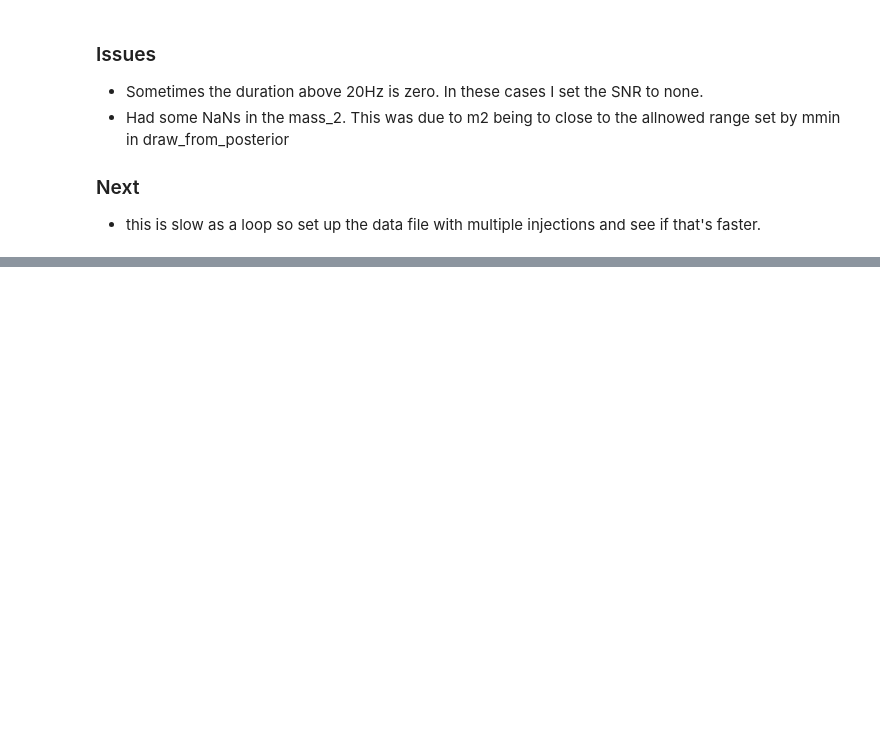
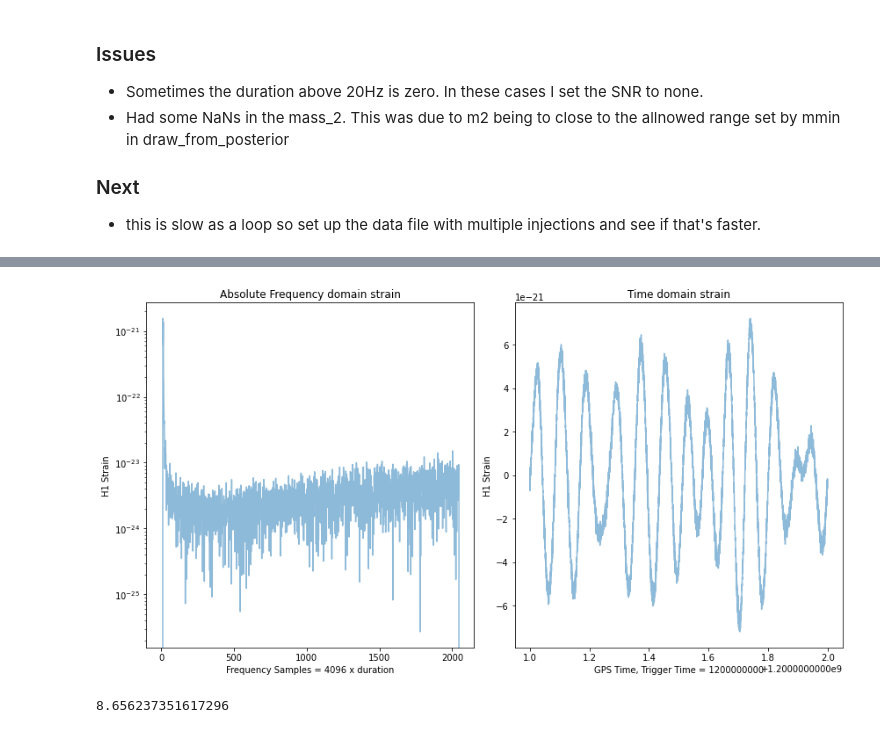
Before and after one commit to jhyland01/p_astro_project, a Jupyter notebook: bilby_snr.ipynb, the cells around one changed output, grey strips where cells are left out. Cells and saved outputs as stored; diff of their text form; code cells hidden in the pictures; blank space fills up the shorter version.

```diff
--- a/bilby_snr.ipynb
+++ b/bilby_snr.ipynb
@@ -224,0 +432,73 @@ samples['mass_2'][62]
+# %%
+injection_dict=dict(mass_1=samples['mass_1_det'][349]*10, mass_ratio=samples['mass_ratio'][349], redshift=samples['redshift'][349],
+    theta_jn=theta_jn[349], psi=psi[349], phase=phase[349], geocent_time=1200000000,
+    ra=ra[349], dec=dec[349], a_1=samples['a_1'][349], a_2=samples['a_2'][349],
+    phi_12=phi_12[349], phi_jl=phi_jl[349],
+    tilt_1=samples['tilt_1'][349], tilt_2=samples['tilt_2'][349])
+
+
+#  Define time and frequency parameters
+
+sampling_frequency=4096
+# this function uses lal to estimate the duration of the signal and multiplies it by a safety, 1.1 by default
+duration=np.round(ut.calculate_time_to_merger(minimum_frequency,samples['mass_1_det'][349]*10,samples['mass_2_det'][349]*10, samples['chi_eff'][349])+1,0)
+trigger_time=injection_dict['geocent_time'] #- duration
+minimum_frequency=10
+
+# Sometimes the duration above 20Hz (or chosen frequency) is zero. In these cases I set the SNR to none.
+if duration is 0:
+    H1_snr_349_x10_XP = None
+
+else:
+
+    #  Setup waveform generator
+
+    waveform_arguments = dict(waveform_approximant='IMRPhenomXP',
+                            reference_frequency=20., minimum_frequency=minimum_frequency)
+    waveform_generator = bilby.gw.WaveformGenerator(
+            duration=duration, sampling_frequency=sampling_frequency,
+            frequency_domain_source_model=bilby.gw.source.lal_binary_black_hole,
+            waveform_arguments=waveform_arguments,
+            parameter_conversion=bilby.gw.conversion.convert_to_lal_binary_black_hole_parameters)
+
+
+    #  Setup interferometers and inject signal
+
+    ifos = bilby.gw.detector.InterferometerList(['H1', 'L1', 'V1'])
+    for ifo in ifos:
+        ifo.minimum_frequency = minimum_frequency
+        ifo.maximum_frequency = sampling_frequency/2.
+        # in controlling the psd, a separate file would need specified for LIGO (aLIGO) and Virgo (AdV)
+        #ifo.power_spectral_density = bilby.gw.detector.PowerSpectralDensity(psd_file='AdV_psd.txt')
+
+    ifos.set_strain_data_from_power_spectral_densities(
+        sampling_frequency=sampling_frequency, duration=duration,
+        start_time=(trigger_time + 2 - duration))
+    # try:
+    #     ifos.inject_signal(waveform_generator=waveform_generator, parameters=injection_dict)
+    # except:
+    #     print(injection_dict)
+    #     print(duration)
+    #     continue
+    ifos.inject_signal(waveform_generator=waveform_generator, parameters=injection_dict)
+
+    # Access injection data
+    H1_snr_349_x10_XP = ifos.meta_data['H1']['optimal_SNR']
+    L1_snr_349_x10_XP = ifos.meta_data['L1']['optimal_SNR']
+    V1_snr_349_x10_XP = ifos.meta_data['V1']['optimal_SNR']
+
+fig = plt.figure(figsize=(12,12))
+plt.subplot(2,2,1)
+plt.semilogy(abs(ifos[0].frequency_domain_strain), alpha=0.5)
+plt.title('Absolute Frequency domain strain')
+plt.xlabel('Frequency')
+plt.ylabel('H1 Strain')
+
+plt.subplot(2,2,2)
+plt.plot(np.arange(ifos.start_time,ifos.start_time+duration,duration/(len(ifos[0].time_domain_strain))),ifos[0].time_domain_strain[:], alpha=0.5)
+plt.title('Time domain strain')
+plt.ylabel('H1 Strain')
+plt.xlabel('GPS Time')
+
+fig.tight_layout()
+# %% [output]
@@ -224,0 +508,5 @@ samples['mass_2'][62]
+[figure, added]
+# %%
+H1_snr_349_x10
+# %% [output]
+8.656237351617296
```
Also changed, not shown: parts of 19 cells of this notebook, 1 other file.
